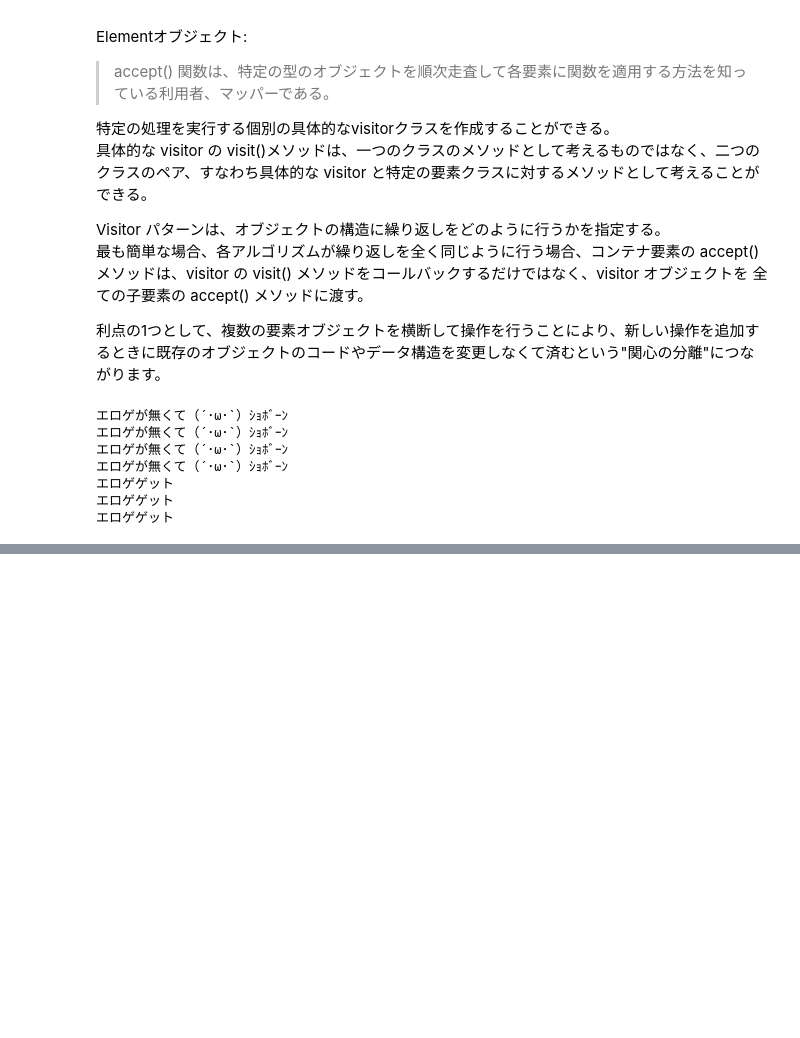
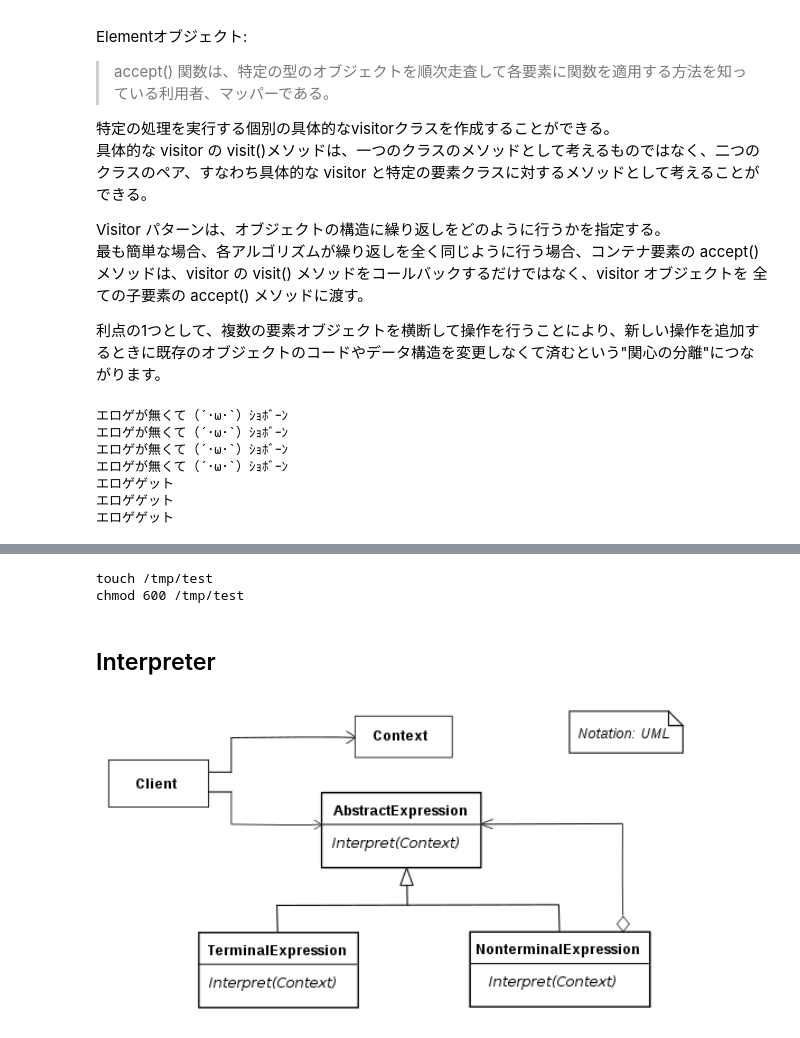
Before and after one commit to kentakozuka/data_science_notes, a Jupyter notebook: design_pattern/design_patter_py.ipynb, the cells around one changed output, grey strips where cells are left out. Saved outputs shown, nothing was run; the diff lists cells and outputs as text; code cells hidden in the pictures; blank space fills up the shorter version.

```diff
--- a/design_pattern/design_patter_py.ipynb
+++ b/design_pattern/design_patter_py.ipynb
@@ -1262,0 +1352,51 @@ if __name__ == "__main__":
+# %%
+from abc import ABCMeta, abstractmethod
+
+class Command(metaclass=ABCMeta):
+    @abstractmethod
+    def execute(): pass
+
+class CompositeCommand(Command):
+    def __init__(self):
+        self.cmd_list = []
+
+    def append_cmd(self, cmd):
+        self.cmd_list.append(cmd)
+
+    def execute(self):
+        for cmd in self.cmd_list:
+            cmd.execute()
+
+class FileTouchCommand(Command):
+    def __init__(self, path):
+        self.path = path
+
+    def execute(self):
+        cmd = "touch %s" % (self.path)
+        print(cmd)
+
+class ChmodCommand(Command):
+    def __init__(self, path, permission):
+        self.path = path
+        self.permission = permission
+
+    def execute(self):
+        cmd = "chmod %s %s" % (self.permission, self.path)
+        print(cmd)
+
+if __name__ == "__main__":
+    cc = CompositeCommand()
+    cc.append_cmd(FileTouchCommand("/tmp/test"))
+    cc.append_cmd(ChmodCommand("/tmp/test", "600"))
+    cc.execute()
+# %% [output]
+touch /tmp/test
+chmod 600 /tmp/test
+# %% [markdown]
+## Interpreter
+# %%
+url='https://upload.wikimedia.org/wikipedia/commons/thumb/b/bc/Interpreter_UML_class_diagram.svg/536px-Interpreter_UML_class_diagram.svg.png'
+from IPython.display import Image
+Image(url, width=600, height=500)
+# %% [output]
+[figure, added]
```
Also changed, not shown: parts of 26 cells of this notebook, 3 other files.
